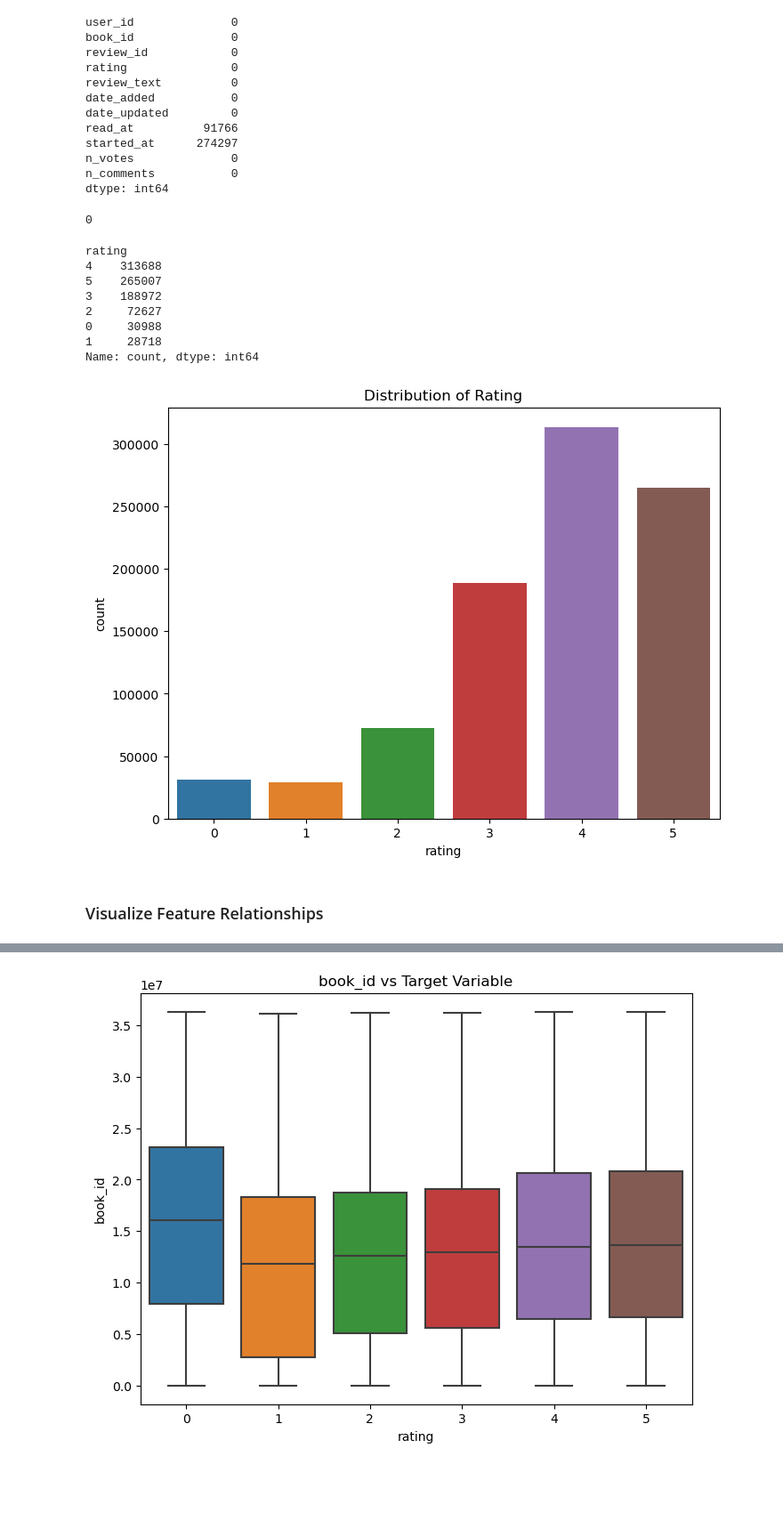
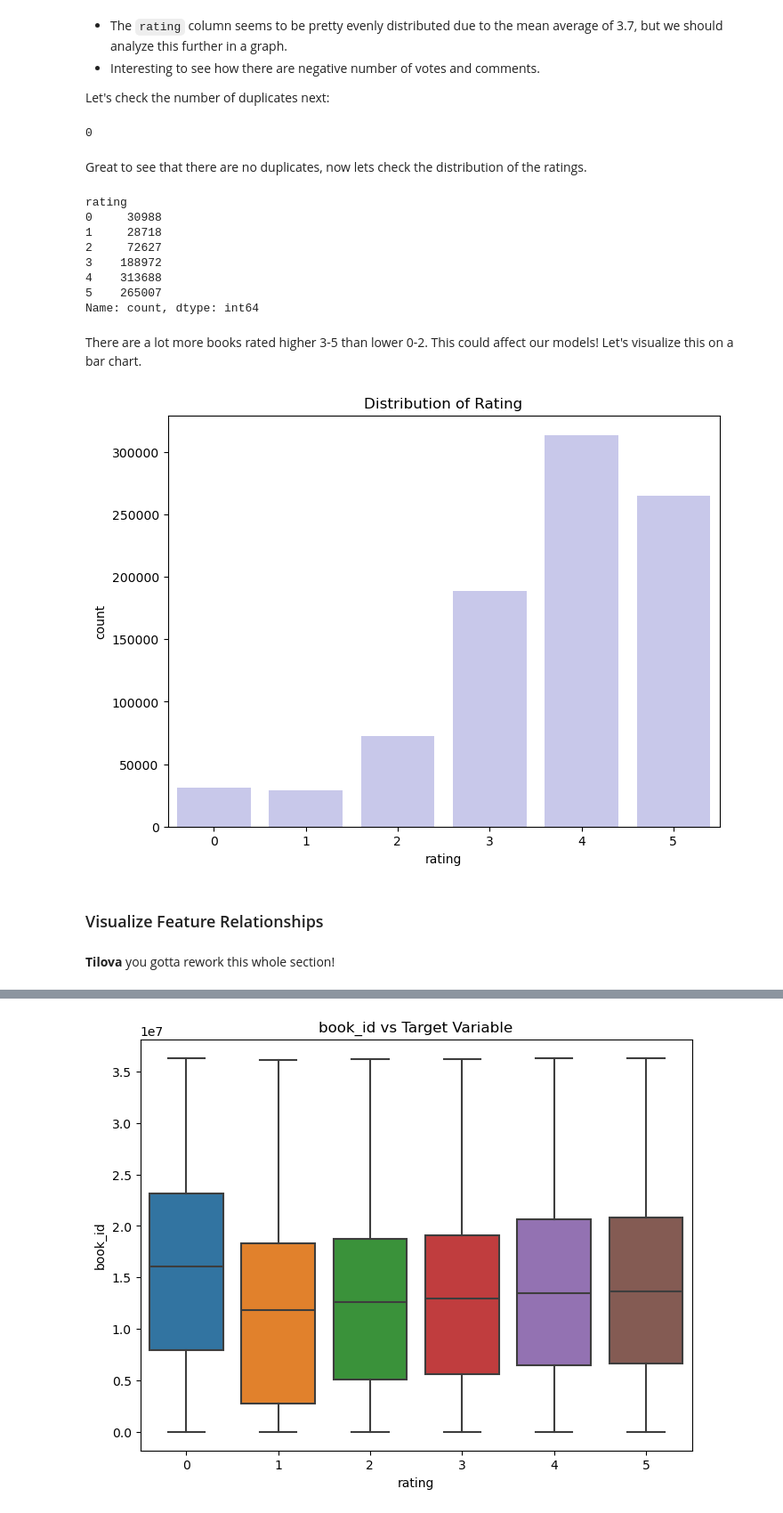
Before and after one commit to tilovashahrin/Goodreads_Books_Reviews, a Jupyter notebook: Notebooks/Goodreads_EDA.ipynb, the cells around one changed output, grey strips where cells are left out. Shown: that part at 89% size. Drawn from its saved outputs; the diff is of its cells as text; code cells hidden in the pictures; blank space fills up the shorter version.

Commit message:
Revised notebook, added markdowns, cleaned up data wrangling section, added data dictionary, table of contents, add model metrics and standard scaler, confusion matrix etc.

```diff
--- a/Notebooks/Goodreads_EDA.ipynb
+++ b/Notebooks/Goodreads_EDA.ipynb
@@ -49,0 +73,5 @@ memory usage: 75.5+ MB
+# %%
+df_train.drop(['user_id', 'book_id', 'review_id'], axis=1, inplace=True)
+
+# sanity check
+df_train.info()
@@ -62,47 +114,43 @@ df_train.describe()
-# %%
-df_train.isna().sum()
-# %% [output]
-user_id              0
-book_id              0
-review_id            0
-rating               0
-review_text          0
-date_added           0
-date_updated         0
-read_at          91766
-started_at      274297
-n_votes              0
-n_comments           0
-dtype: int64
+# %% [markdown]
+- The `rating` column seems to be pretty evenly distributed due to the mean average of 3.7, but we should analyze this further in a graph.
+- Interesting to see how there are negative number of votes and comments.
+
+Let's check the number of duplicates next:
 # %%
 df_train.duplicated().sum()
 # %% [output]
 0
+# %% [markdown]
+Great to see that there are no duplicates, now lets check the distribution of the ratings.
 # %%
 # Count the number of occurrences of each user rating in the 'rating' column
 
-rating_counts = df_train['rating'].value_counts()
+rating_counts = df_train['rating'].value_counts().sort_index()
 
 print(rating_counts)
 # %% [output]
 rating
+0     30988
+1     28718
+2     72627
+3    188972
 4    313688
 5    265007
-3    188972
-2     72627
-0     30988
-1     28718
 Name: count, dtype: int64
+# %% [markdown]
+There are a lot more books rated higher 3-5 than lower 0-2. This could affect our models! Let's visualize this on a bar chart.
 # %%
 # Visualize the distribution of target variable
 plt.figure(figsize=(8, 6))
-sns.countplot(x='rating', data=df_train)
+sns.countplot(x='rating', data=df_train, color='#c2c2f0')
 plt.title('Distribution of Rating')
 plt.show()
 # %% [output]
-[figure, old version]
+[figure, new version]
 # %% [markdown]
 ### Visualize Feature Relationships
+# %% [markdown]
+**Tilova** you gotta rework this whole section!
 # %%
 # Visualize the distribution of numerical features
 numerical_features = df_train.select_dtypes(include=['int64', 'float64']).columns
```
Also changed, not shown: parts of 27 cells of this notebook.
